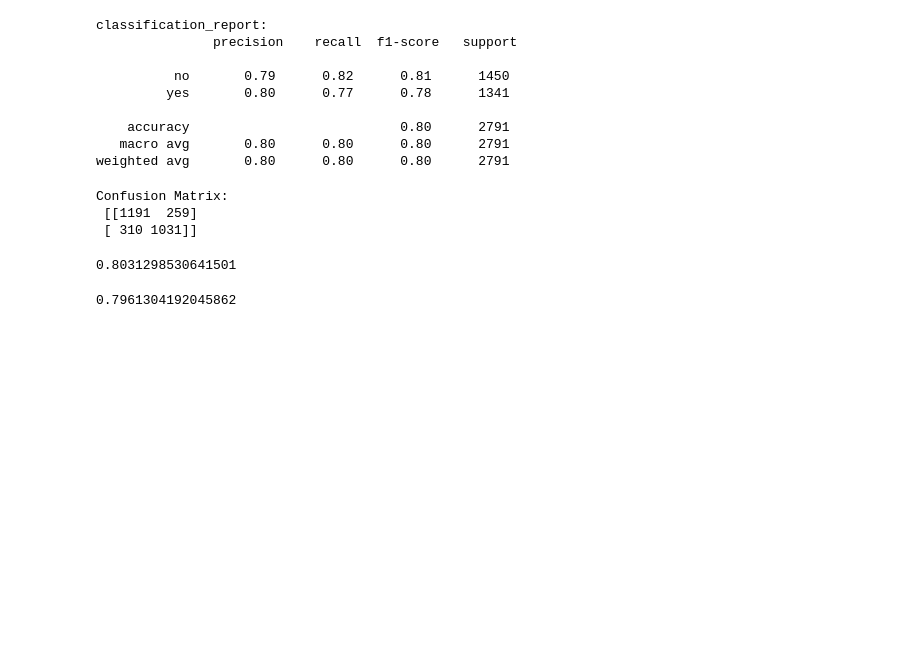
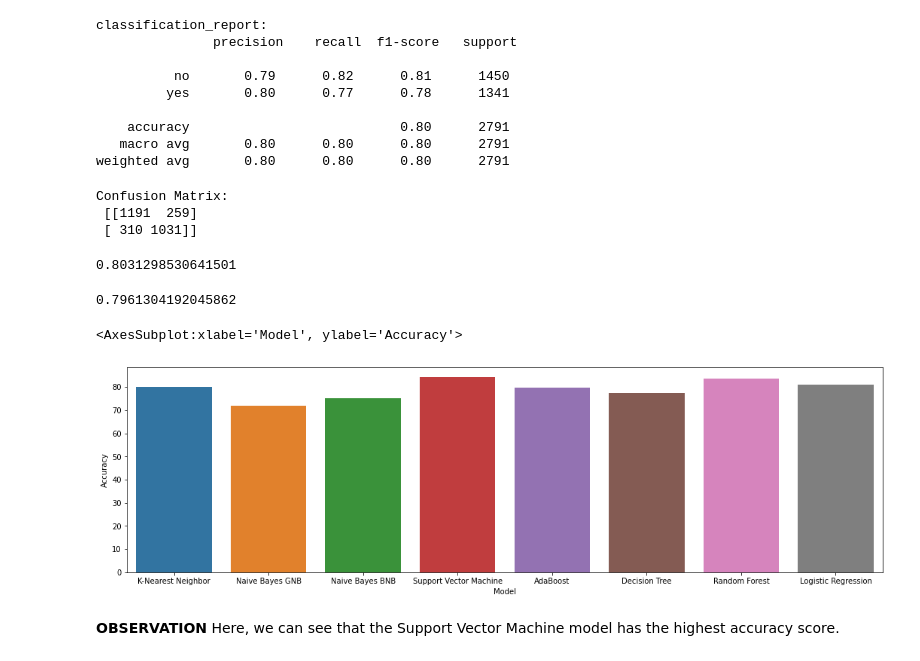
Before and after one commit to athulrj02/ProspectPulse, a Jupyter notebook: CstData.ipynb, the cells around one changed output. Drawn from its saved outputs; the diff is of its cells as text; code cells hidden in the pictures; blank space fills up the shorter version.

Commit message:
Accuracy score of the algorithms were ploted

```diff
--- a/CstData.ipynb
+++ b/CstData.ipynb
@@ -869,6 +869,13 @@ test_score
 # %% [output]
 0.7961304192045862
 # %%
-# plt.figure(figsize=(18,5))
-# comparison = pd.DataFrame({"Model": ['K-Nearest Neighbor', 'Naive Bayes GNB','Naive Bayes BNB','Support Vector Machine', 'AdaBoost', 'Decision Tree', 'Random Forest','Logistic Regression'],
-#                            'Accuracy':[80]})
+plt.figure(figsize=(18,5))
+comparison = pd.DataFrame({"Model": ['K-Nearest Neighbor', 'Naive Bayes GNB','Naive Bayes BNB','Support Vector Machine', 'AdaBoost', 'Decision Tree', 'Random Forest','Logistic Regression'],
+                           'Accuracy':[80.22,72.08,75.13,84.34,79.61,77.39,83.66,81.15]})
+sns.barplot(x='Model',y='Accuracy',data=comparison)
+# %% [output]
+<AxesSubplot:xlabel='Model', ylabel='Accuracy'>
+[figure, added]
+# %% [markdown]
+**OBSERVATION**
+Here, we can see that the Support Vector Machine model has the highest accuracy score.
```
Also changed, not shown: parts of 8 cells of this notebook.
